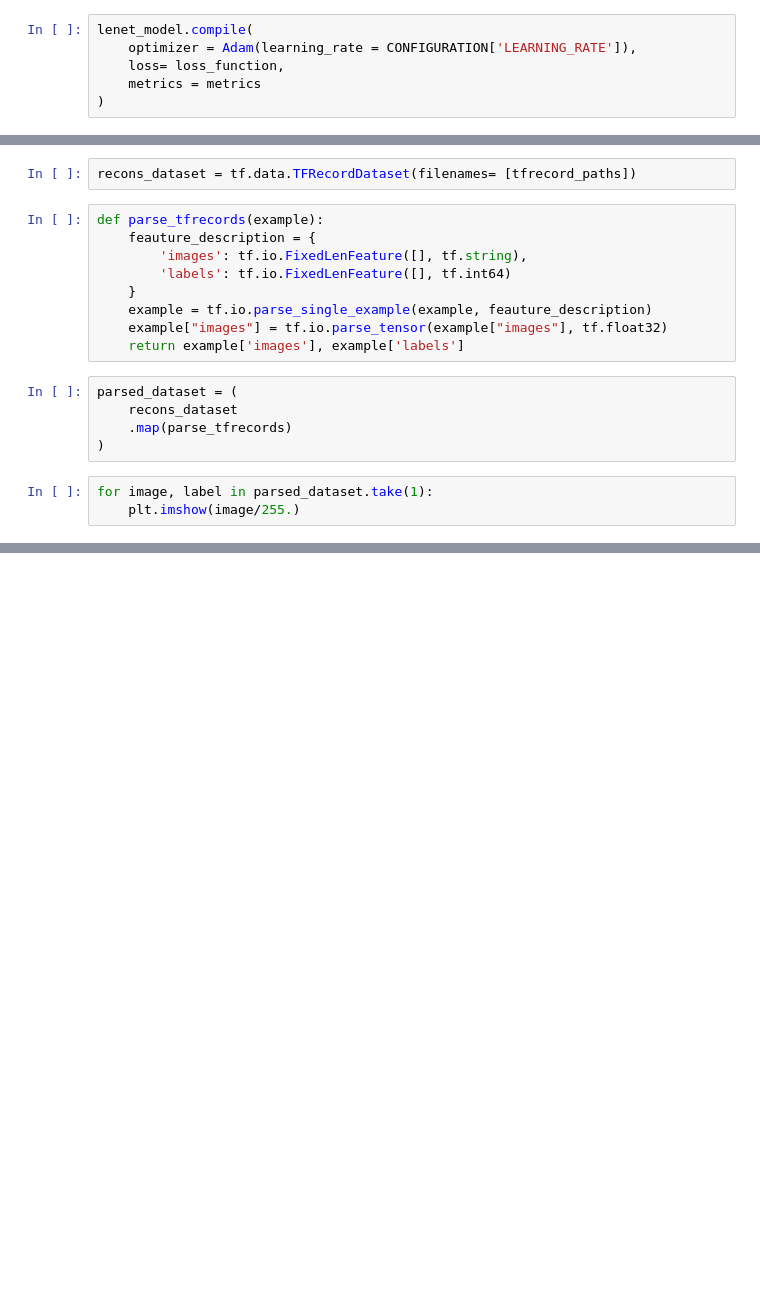
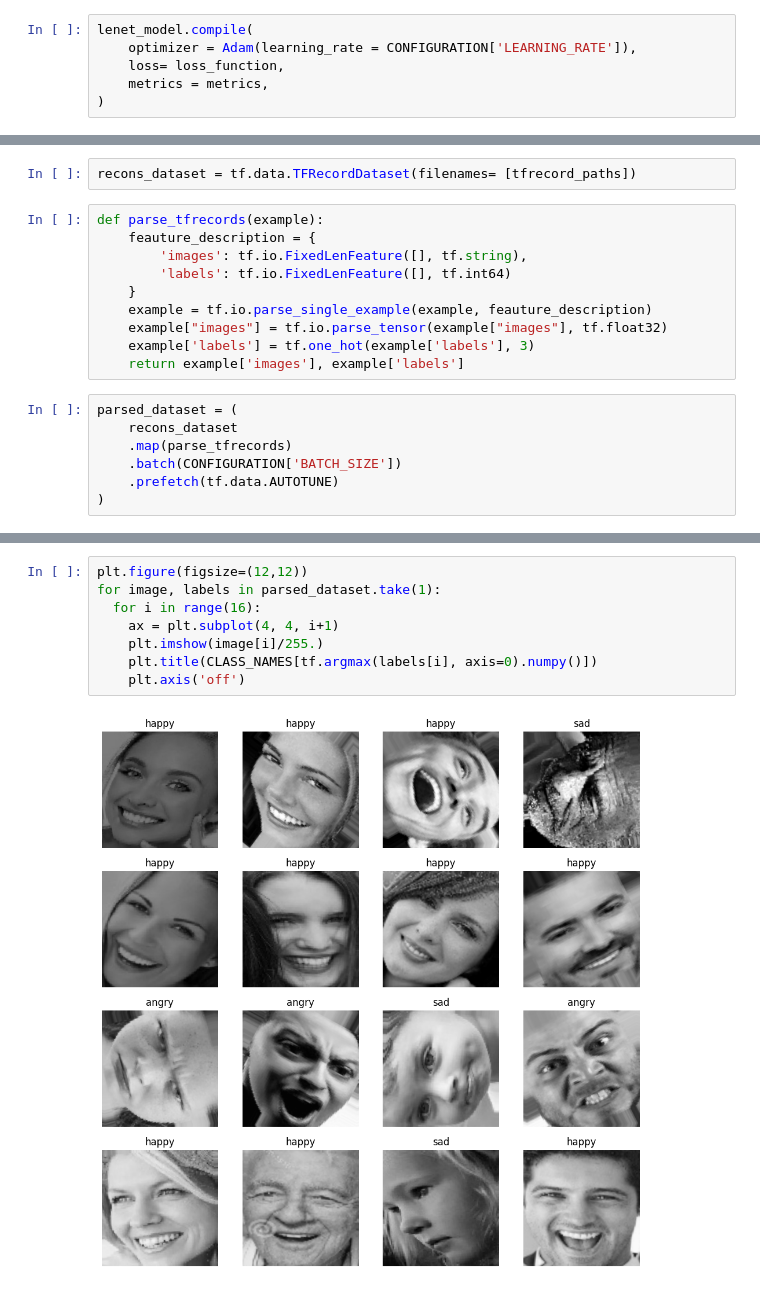
Before and after one commit to natek-1/emotion-detection, a Jupyter notebook: research/Human_Eotion_detection.ipynb, the cells around one changed output, grey strips where cells are left out. Saved outputs shown, nothing was run; the diff lists cells and outputs as text; blank space fills up the shorter version.

```diff
--- a/research/Human_Eotion_detection.ipynb
+++ b/research/Human_Eotion_detection.ipynb
@@ -305,7 +492,7 @@ metrics = [CategoricalAccuracy(name = 'accuracy'),TopKCategoricalAccuracy(k= 2,
 lenet_model.compile(
     optimizer = Adam(learning_rate = CONFIGURATION['LEARNING_RATE']),
     loss= loss_function,
-    metrics = metrics
+    metrics = metrics,
 )
 # %%
 history = lenet_model.fit(
@@ -489,12 +673,12 @@ def parse_tfrecords(example):
     }
     example = tf.io.parse_single_example(example, feauture_description)
     example["images"] = tf.io.parse_tensor(example["images"], tf.float32)
+    example['labels'] = tf.one_hot(example['labels'], 3)
     return example['images'], example['labels']
 # %%
 parsed_dataset = (
     recons_dataset
     .map(parse_tfrecords)
+    .batch(CONFIGURATION['BATCH_SIZE'])
+    .prefetch(tf.data.AUTOTUNE)
 )
-# %%
-for image, label in parsed_dataset.take(1):
-    plt.imshow(image/255.)
@@ -502,0 +689,10 @@ for image, label in parsed_dataset.take(1):
+# %%
+plt.figure(figsize=(12,12))
+for image, labels in parsed_dataset.take(1):
+  for i in range(16):
+    ax = plt.subplot(4, 4, i+1)
+    plt.imshow(image[i]/255.)
+    plt.title(CLASS_NAMES[tf.argmax(labels[i], axis=0).numpy()])
+    plt.axis('off')
+# %% [output]
+[figure, added]
```
Also changed, not shown: parts of 18 cells of this notebook.
